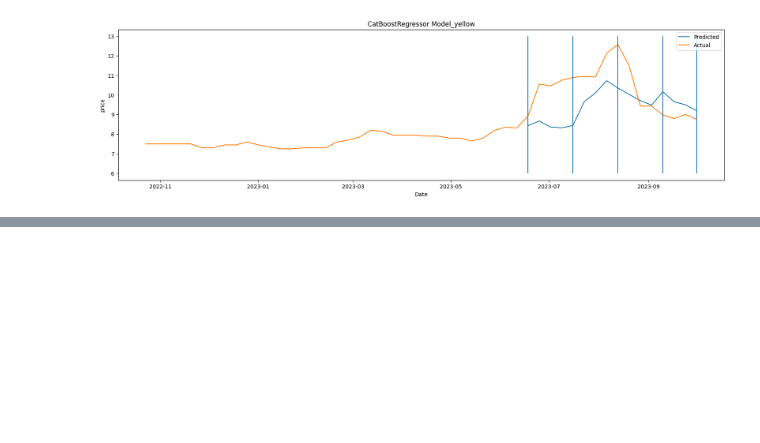
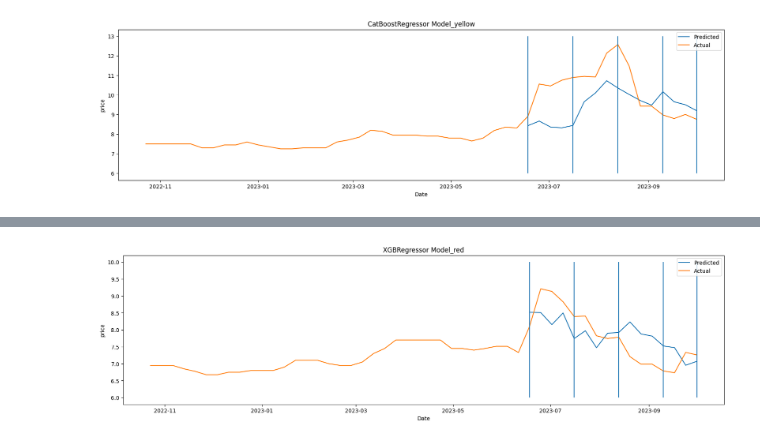
Before and after one commit to omar-ammar0/Intern_Final_Project, a Jupyter notebook: Data_Modelilng2.ipynb, the cells around one changed output, grey strips where cells are left out. Drawn from its saved outputs; the diff is of its cells as text; code cells hidden in the pictures; blank space fills up the shorter version.

```diff
--- a/Data_Modelilng2.ipynb
+++ b/Data_Modelilng2.ipynb
@@ -1877,0 +1983,2 @@ plt.show()
+# %%
+model_data_red= pd.DataFrame(model_data_red)
@@ -1877,0 +2191,6 @@ plt.show()
+# %%
+XGBRegressor_model_red = model_data_red.explode(['week_end_dt','y_test', 'y_pred_red'])
+XGBRegressor_model_red['week_end_dt']= pd.to_datetime(XGBRegressor_model_red['week_end_dt'])
+
+XGBRegressor_model_red
+XGBRegressor_model_red['mae'].mean()
@@ -1877,0 +2253,4 @@ plt.show()
+# %%
+outcome_red=df_XGBRegressor_red['y_pred_red']
+outcome_green=df_XGBRegressor_green['y_pred_green']
+outcome_yellow=df_XGBRegressor_yellow['y_pred_yellow']
@@ -1877,0 +2272,35 @@ plt.show()
+# %%
+actual_df_red=df_red_12feat['price'][-50:]
+actual_df_red.reset_index()
+actual_df_red.index=pd.to_datetime(actual_df_red.index)
+
+actual_df_green=df_green_12feat['price'][-50:]
+actual_df_green.reset_index()
+actual_df_green.index=pd.to_datetime(actual_df_green.index)
+
+actual_df_yellow=df_yellow_12feat['price'][-50:]
+actual_df_yellow.reset_index()
+actual_df_yellow.index=pd.to_datetime(actual_df_yellow.index)
+# %%
+#plt.figure(figsize=(20,5))
+fig, ax = plt.subplots(figsize = (20,5))
+y_min=6
+y_max=10
+
+# Plot the first DataFrame
+plt.plot(outcome_red_all.index, outcome_red_all, label='Predicted')
+
+# Plot the second DataFrame
+plt.plot(actual_df_red.index, actual_df_red, label='Actual')
+
+ax.vlines(x=["2023-06-18","2023-07-16","2023-08-13","2023-09-10","2023-10-01"],ymax=y_max,ymin=y_min)
+# Add labels and legend
+plt.xlabel('Date')
+plt.ylabel('price')
+plt.title('XGBRegressor Model_red')
+plt.legend()
+
+# Show the plot
+plt.show()
+# %% [output]
+[figure, added]
```
Also changed, not shown: parts of 31 cells of this notebook.
